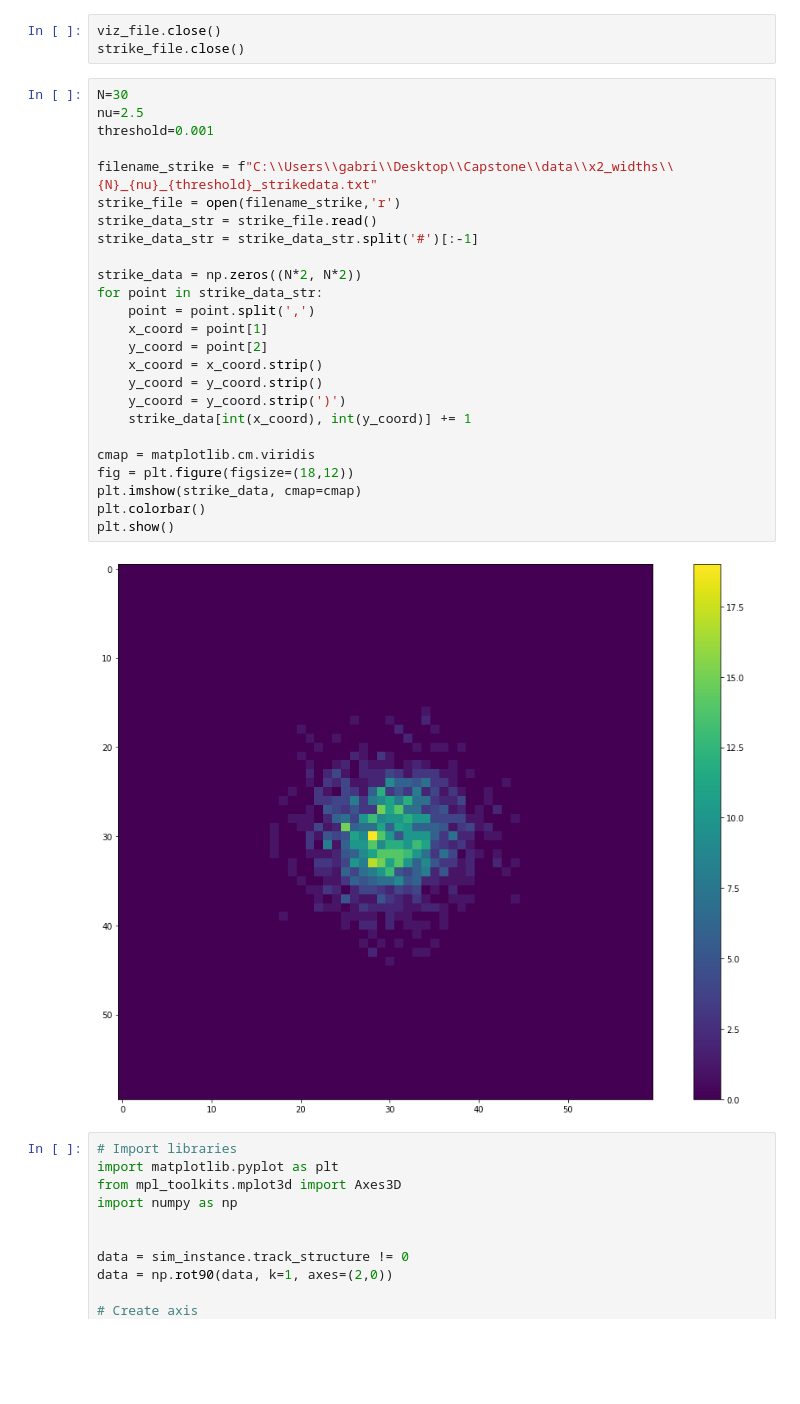
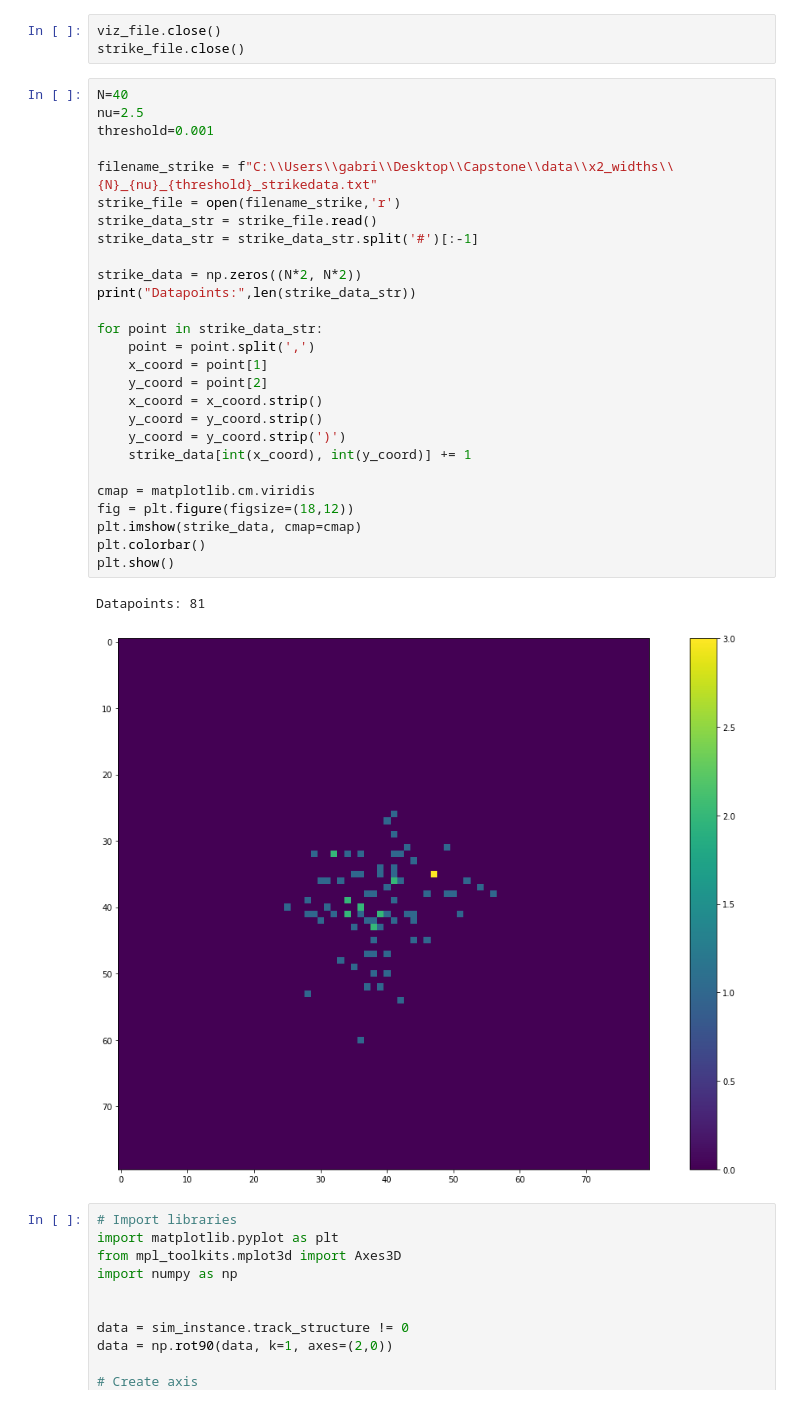
Before and after one commit to g-nilsson/spatial_discretizations_impact_on_simulations, a Jupyter notebook: DBM_cube.ipynb, the cells around one changed output. Drawn from its saved outputs; the diff is of its cells as text; blank space fills up the shorter version.

Commit message:
Gathered some more data, for a new setting

```diff
--- a/DBM_cube.ipynb
+++ b/DBM_cube.ipynb
@@ -336,32 +320,35 @@ KeyboardInterrupt:
 viz_file.close()
 strike_file.close()
 # %%
-N=30
+N=40
 nu=2.5
 threshold=0.001
 
 filename_strike = f"C:\\Users\\gabri\\Desktop\\Capstone\\data\\x2_widths\\{N}_{nu}_{threshold}_strikedata.txt"
 strike_file = open(filename_strike,'r')
 strike_data_str = strike_file.read()
 strike_data_str = strike_data_str.split('#')[:-1]
 
 strike_data = np.zeros((N*2, N*2))
+print("Datapoints:",len(strike_data_str))
+
 for point in strike_data_str:
     point = point.split(',')
     x_coord = point[1]
     y_coord = point[2]
     x_coord = x_coord.strip()
     y_coord = y_coord.strip()
     y_coord = y_coord.strip(')')
     strike_data[int(x_coord), int(y_coord)] += 1
 
 cmap = matplotlib.cm.viridis
 fig = plt.figure(figsize=(18,12))
 plt.imshow(strike_data, cmap=cmap)
 plt.colorbar()
 plt.show()
 # %% [output]
+Datapoints: 81
-[figure, old version]
+[figure, new version]
 # %%
 # Import libraries
 import matplotlib.pyplot as plt
```
Also changed, not shown: parts of 1 cell of this notebook, 2 other files.
